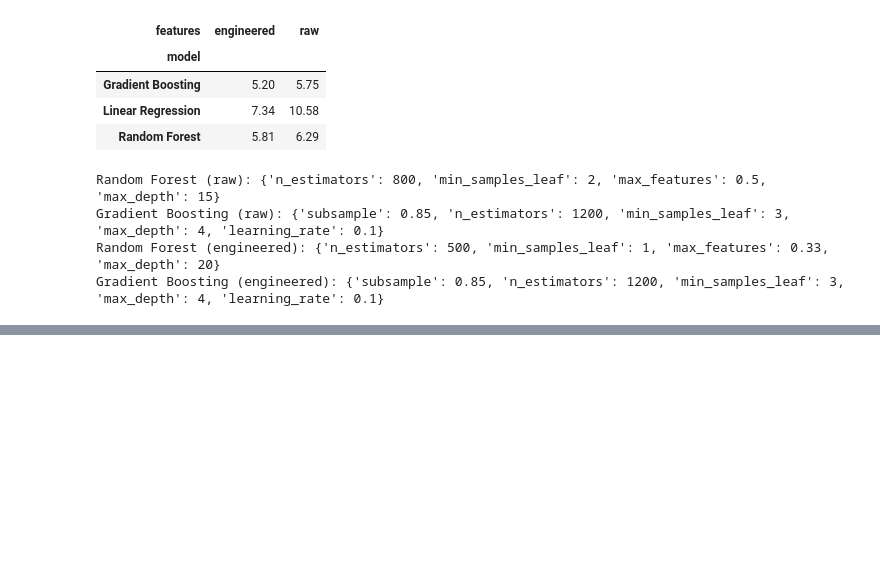
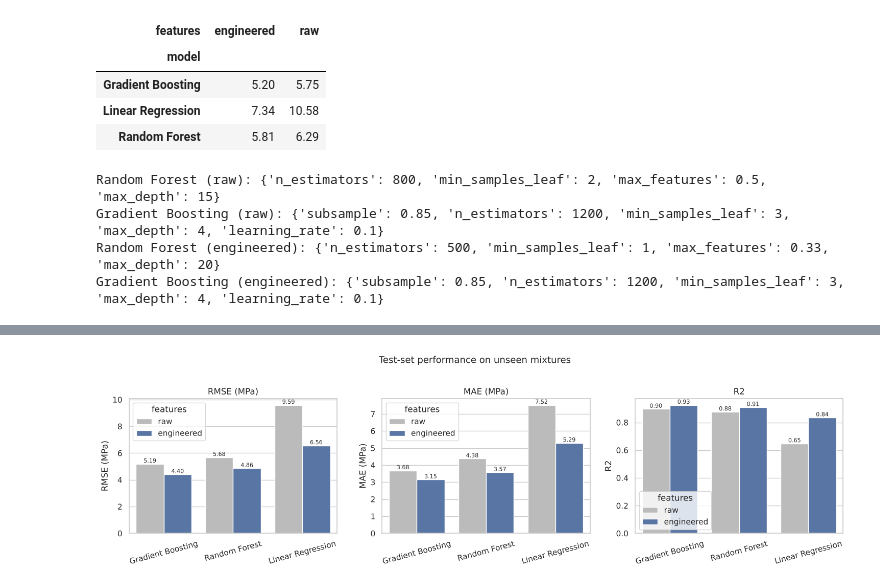
Before and after one commit to weedymif-tech/Ostaad, a Jupyter notebook: experiment.ipynb, the cells around one changed output, grey strips where cells are left out. Cells and saved outputs as stored; diff of their text form; code cells hidden in the pictures; blank space fills up the shorter version.

```diff
--- a/experiment.ipynb
+++ b/experiment.ipynb
@@ -371,0 +376,15 @@ Gradient Boosting (engineered): {'subsample': 0.85, 'n_estimators': 1200, 'min_s
+# %%
+rows = []
+preds = {}
+for (name, fs_name), model in fitted.items():
+    features = RAW_FEATURES if fs_name == "raw" else ENG_FEATURES
+    p = model.predict(df.iloc[test_idx][features])
+    preds[(name, fs_name)] = p
+    rows.append({"model": name, "features": fs_name,
+                 "RMSE (MPa)": rmse(y_test, p),
+                 "MAE (MPa)": mean_absolute_error(y_test, p),
+                 "R2": r2_score(y_test, p)})
+test_results = (pd.DataFrame(rows)
+                .sort_values("RMSE (MPa)")
+                .reset_index(drop=True))
+test_results.round(3)
@@ -371,0 +399,15 @@ Gradient Boosting (engineered): {'subsample': 0.85, 'n_estimators': 1200, 'min_s
+# %%
+fig, axes = plt.subplots(1, 3, figsize=(15, 4.2))
+for ax, metric in zip(axes, ["RMSE (MPa)", "MAE (MPa)", "R2"]):
+    sns.barplot(data=test_results, x="model", y=metric, hue="features", ax=ax,
+                palette=["#BBBBBB", "#4C72B0"], hue_order=["raw", "engineered"])
+    ax.set_title(metric)
+    ax.set_xlabel("")
+    ax.tick_params(axis="x", rotation=15)
+    for c in ax.containers:
+        ax.bar_label(c, fmt="%.2f", fontsize=8)
+plt.suptitle("Test-set performance on unseen mixtures", y=1.02, fontsize=13)
+plt.tight_layout()
+plt.show()
+# %% [output]
+[figure, added]
```
Also changed, not shown: parts of 5 cells of this notebook.
